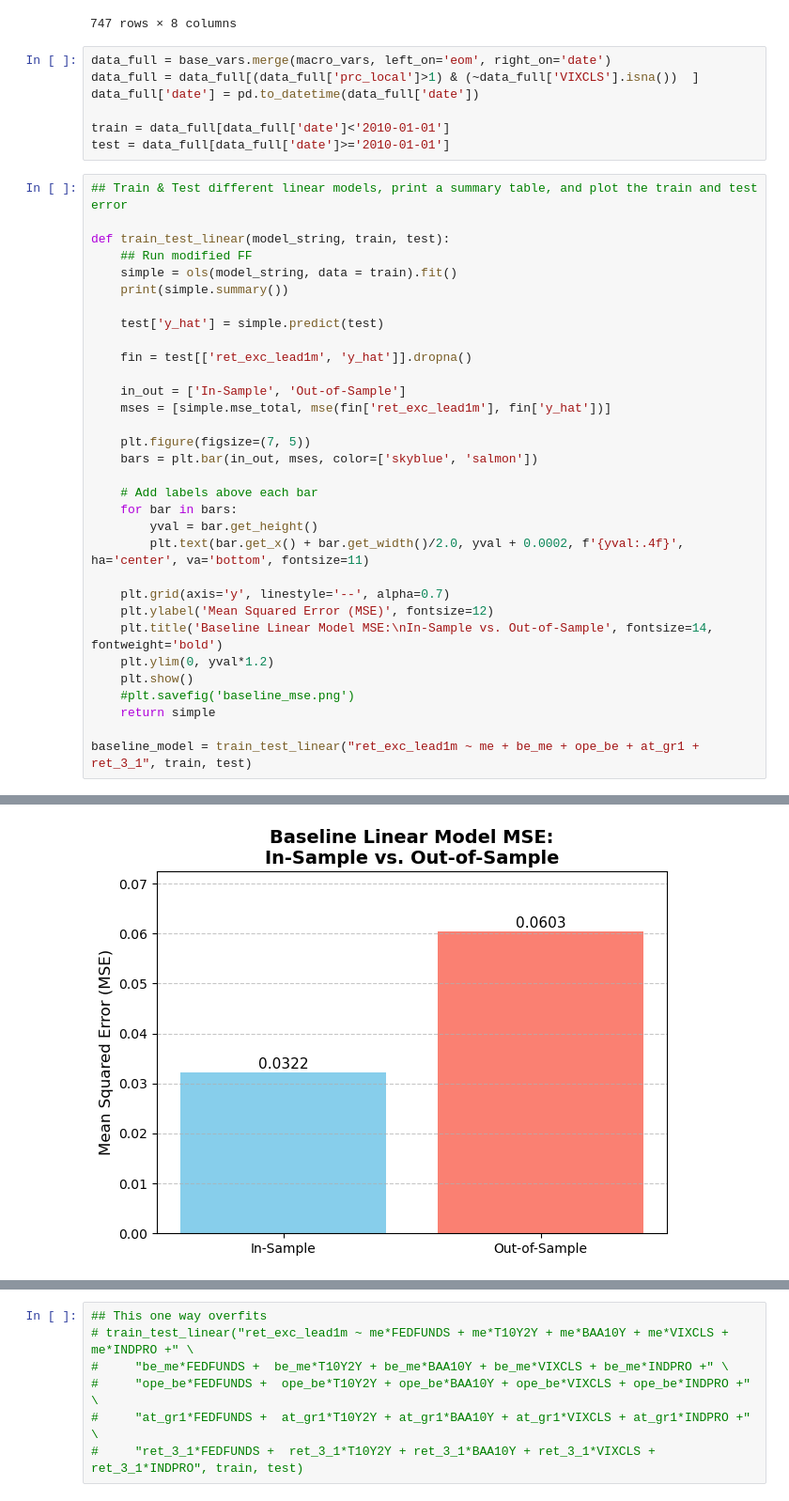
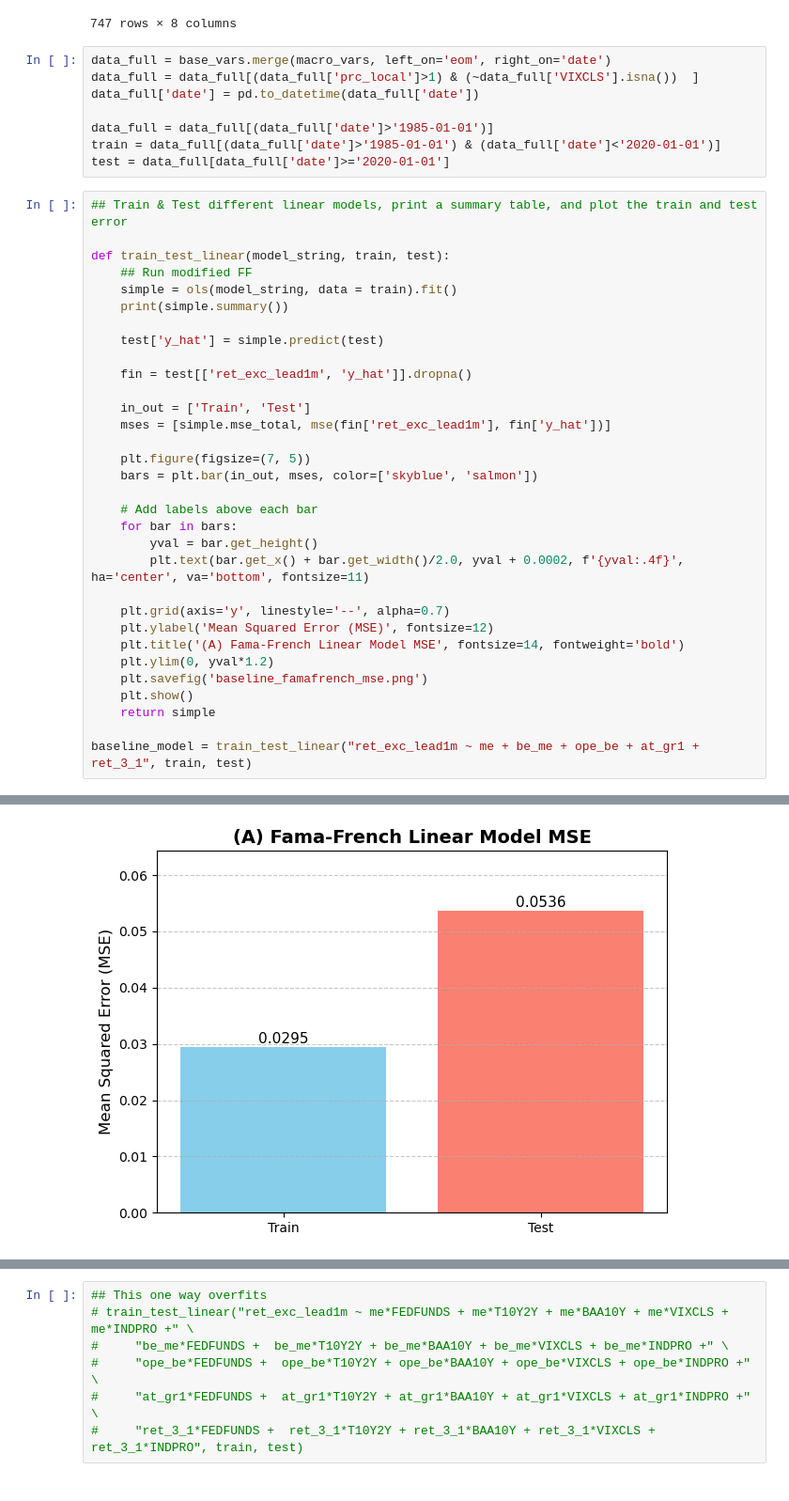
Before and after one commit to yuxinl915/10701_proj_macro_var_selection, a Jupyter notebook: FamaFrenchBaseline.ipynb, the cells around one changed output, grey strips where cells are left out. Shown at 94% size. Saved outputs shown, nothing was run; the diff lists cells and outputs as text.

Commit message:
Updated fama french figures for inclusion in final paper

```diff
--- a/FamaFrenchBaseline.ipynb
+++ b/FamaFrenchBaseline.ipynb
@@ -67,8 +67,9 @@ data_full = base_vars.merge(macro_vars, left_on='eom', right_on='date')
 data_full = data_full[(data_full['prc_local']>1) & (~data_full['VIXCLS'].isna())  ]
 data_full['date'] = pd.to_datetime(data_full['date'])
 
-train = data_full[data_full['date']<'2010-01-01']
-test = data_full[data_full['date']>='2010-01-01']
+data_full = data_full[(data_full['date']>'1985-01-01')]
+train = data_full[(data_full['date']>'1985-01-01') & (data_full['date']<'2020-01-01')]
+test = data_full[data_full['date']>='2020-01-01']
 # %%
 ## Train & Test different linear models, print a summary table, and plot the train and test error
 
@@ -81,7 +82,7 @@ def train_test_linear(model_string, train, test):
 
     fin = test[['ret_exc_lead1m', 'y_hat']].dropna()
 
-    in_out = ['In-Sample', 'Out-of-Sample']
+    in_out = ['Train', 'Test']
     mses = [simple.mse_total, mse(fin['ret_exc_lead1m'], fin['y_hat'])]
 
     plt.figure(figsize=(7, 5))
@@ -94,10 +95,10 @@ def train_test_linear(model_string, train, test):
 
     plt.grid(axis='y', linestyle='--', alpha=0.7)
     plt.ylabel('Mean Squared Error (MSE)', fontsize=12)
-    plt.title('Baseline Linear Model MSE:\nIn-Sample vs. Out-of-Sample', fontsize=14, fontweight='bold')
+    plt.title('(A) Fama-French Linear Model MSE', fontsize=14, fontweight='bold')
     plt.ylim(0, yval*1.2)
+    plt.savefig('baseline_famafrench_mse.png')
     plt.show()
-    #plt.savefig('baseline_mse.png')
     return simple
 
 baseline_model = train_test_linear("ret_exc_lead1m ~ me + be_me + ope_be + at_gr1 + ret_3_1", train, test)
@@ -121,5 +122,5 @@ Notes:
 strong multicollinearity or other numerical problems.
-[figure, old version]
+[figure, new version]
 # %%
 baseline_macro = train_test_linear("ret_exc_lead1m ~ me + be_me + ope_be + at_gr1 + ret_3_1 + FEDFUNDS + T10Y2Y + BAA10Y + VIXCLS + INDPRO", train, test)
 # %% [output]
```
Also changed, not shown: parts of 4 cells of this notebook.
